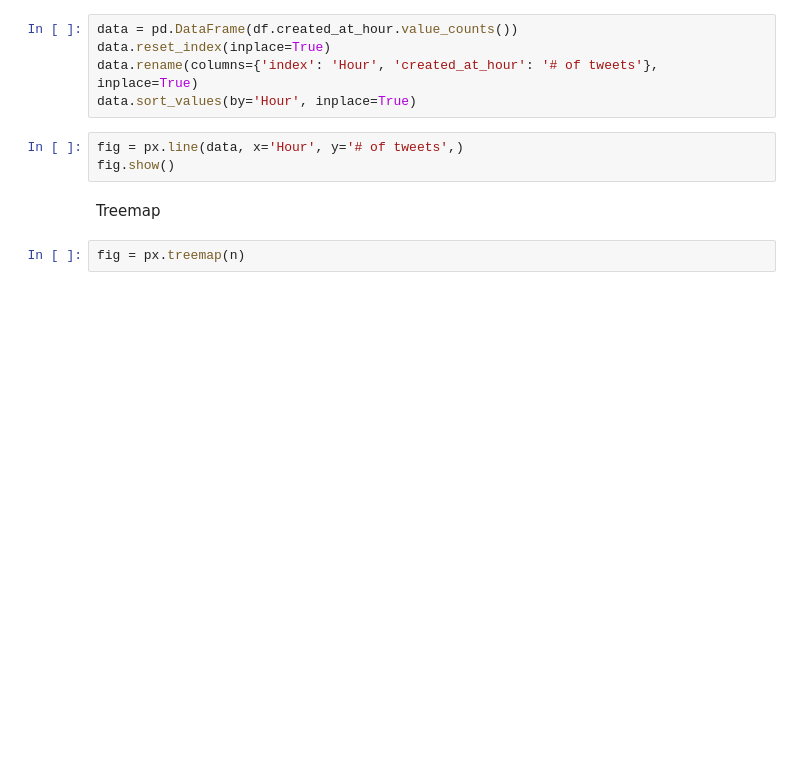
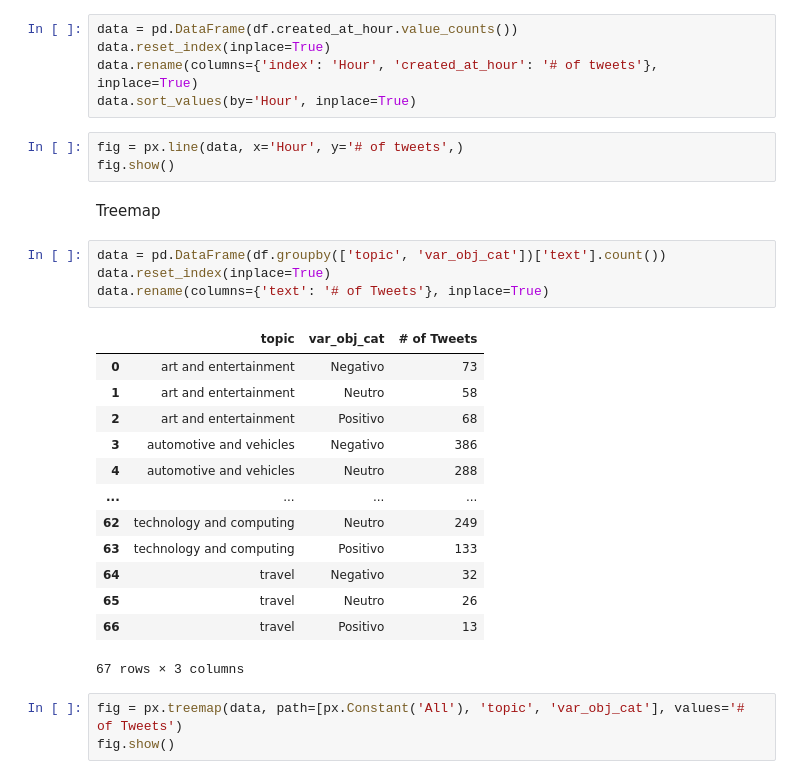
Before and after one commit to marinovik/TFM, a Jupyter notebook: Visualizacion/basic_dashboard.ipynb, the cells around one changed output. Saved outputs shown, nothing was run; the diff lists cells and outputs as text; blank space fills up the shorter version.

```diff
--- a/Visualizacion/basic_dashboard.ipynb
+++ b/Visualizacion/basic_dashboard.ipynb
@@ -60,5 +60,24 @@ fig = px.line(data, x='Hour', y='# of tweets',)
 fig.show()
 # %% [markdown]
 Treemap
-# %%
-fig = px.treemap(n)
+# %%
+data = pd.DataFrame(df.groupby(['topic', 'var_obj_cat'])['text'].count())
+data.reset_index(inplace=True)
+data.rename(columns={'text': '# of Tweets'}, inplace=True)
+# %% [output]
+|  | topic | var_obj_cat | # of Tweets |
+| 0 | art and entertainment | Negativo | 73 |
+| 1 | art and entertainment | Neutro | 58 |
+| 2 | art and entertainment | Positivo | 68 |
+| 3 | automotive and vehicles | Negativo | 386 |
+| 4 | automotive and vehicles | Neutro | 288 |
+| ... | ... | ... | ... |
+| 62 | technology and computing | Neutro | 249 |
+| 63 | technology and computing | Positivo | 133 |
+| 64 | travel | Negativo | 32 |
+| 65 | travel | Neutro | 26 |
+| 66 | travel | Positivo | 13 |
+67 rows × 3 columns
+# %%
+fig = px.treemap(data, path=[px.Constant('All'), 'topic', 'var_obj_cat'], values='# of Tweets')
+fig.show()
```
Also changed, not shown: parts of 5 cells of this notebook.
